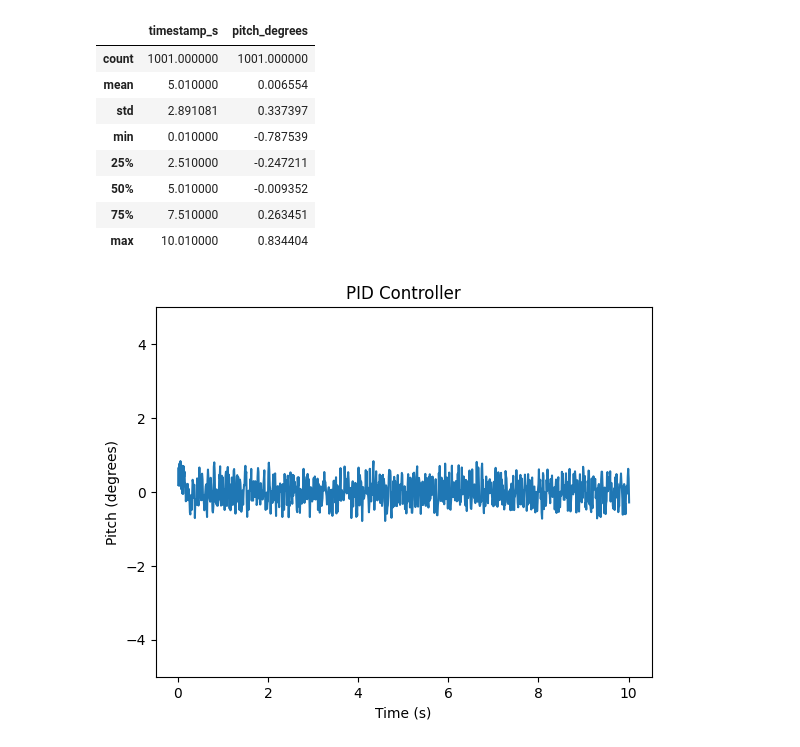
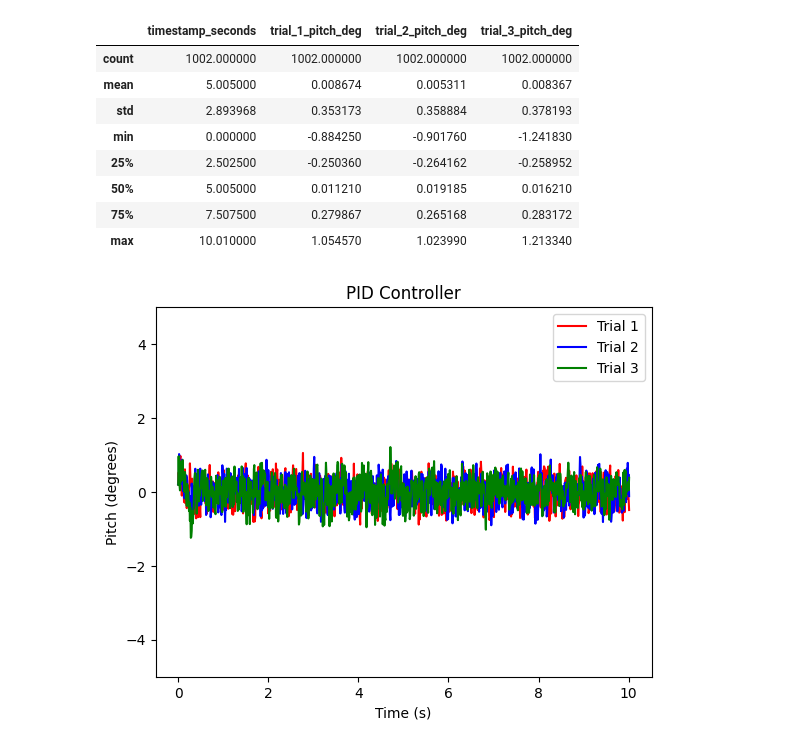
Before and after one commit to atpngo/wobble, a Jupyter notebook: tools/plotter.ipynb, the cells around one changed output. Drawn from its saved outputs; the diff is of its cells as text; code cells hidden in the pictures.

Commit message:
Update logger and update notebook to plot sim data across many trials

```diff
--- a/tools/plotter.ipynb
+++ b/tools/plotter.ipynb
@@ -4,22 +5,25 @@ import matplotlib.pyplot as plt
 # %%
-df = pd.read_csv("../simulation/test.log")
+df = pd.read_csv("../simulation/logs/pid/pid.log", dtype=np.float64)
 df.describe()
 # %% [output]
-|  | timestamp_s | pitch_degrees |
-| count | 1001.000000 | 1001.000000 |
-| mean | 5.010000 | 0.006554 |
-| std | 2.891081 | 0.337397 |
-| min | 0.010000 | -0.787539 |
-| 25% | 2.510000 | -0.247211 |
-| 50% | 5.010000 | -0.009352 |
-| 75% | 7.510000 | 0.263451 |
-| max | 10.010000 | 0.834404 |
+|  | timestamp_seconds | trial_1_pitch_deg | trial_2_pitch_deg | trial_3_pitch_deg |
+| count | 1002.000000 | 1002.000000 | 1002.000000 | 1002.000000 |
+| mean | 5.005000 | 0.008674 | 0.005311 | 0.008367 |
+| std | 2.893968 | 0.353173 | 0.358884 | 0.378193 |
+| min | 0.000000 | -0.884250 | -0.901760 | -1.241830 |
+| 25% | 2.502500 | -0.250360 | -0.264162 | -0.258952 |
+| 50% | 5.005000 | 0.011210 | 0.019185 | 0.016210 |
+| 75% | 7.507500 | 0.279867 | 0.265168 | 0.283172 |
+| max | 10.010000 | 1.054570 | 1.023990 | 1.213340 |
 # %%
-plt.plot(df["timestamp_s"], df["pitch_degrees"])
+plt.plot(df["timestamp_seconds"], df["trial_1_pitch_deg"], color="red", label="Trial 1")
+plt.plot(df["timestamp_seconds"], df["trial_2_pitch_deg"], color="blue", label="Trial 2")
+plt.plot(df["timestamp_seconds"], df["trial_3_pitch_deg"], color="green", label="Trial 3")
 plt.xlabel("Time (s)")
 plt.ylabel("Pitch (degrees)")
 plt.title("PID Controller")
 plt.ylim(-5, 5)
+plt.legend()
 plt.show()
 # %% [output]
-[figure, old version]
+[figure, new version]
```
Also changed, not shown: parts of 1 cell of this notebook, 6 other files.
